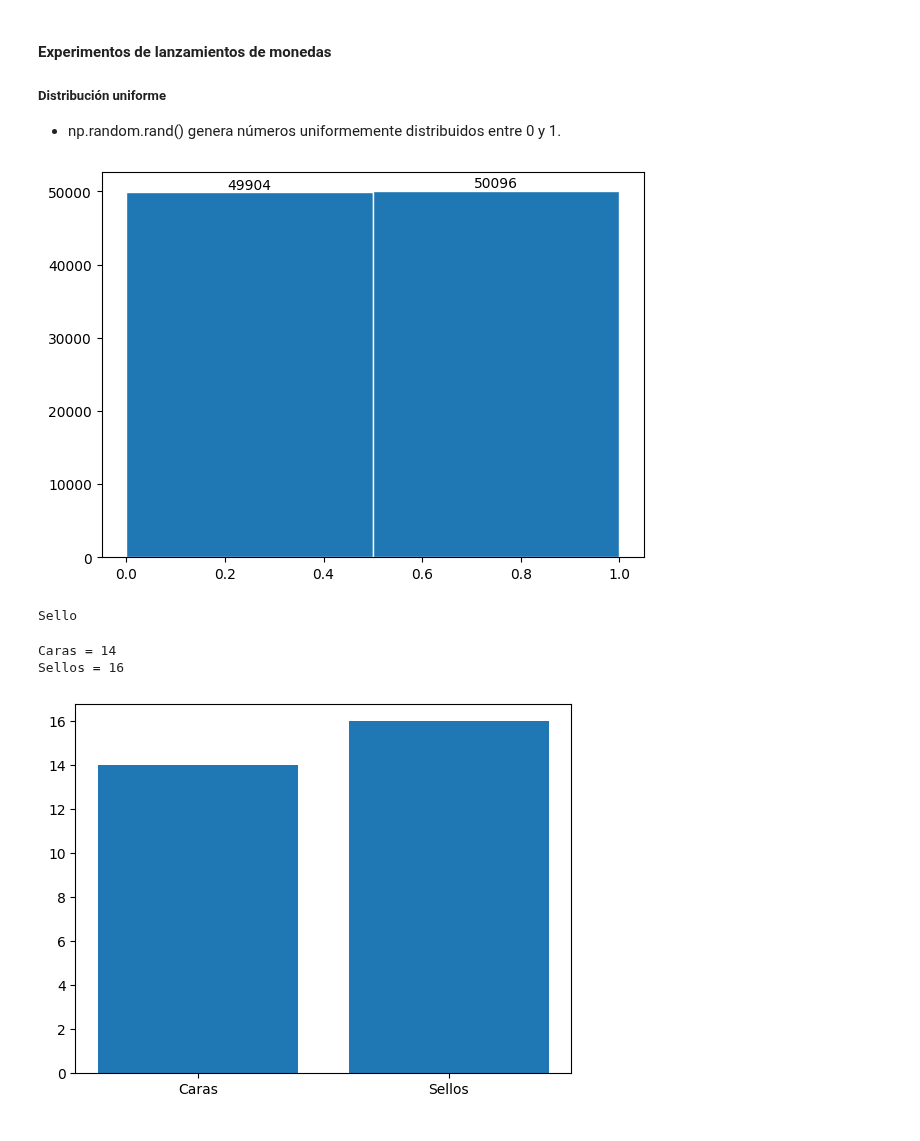
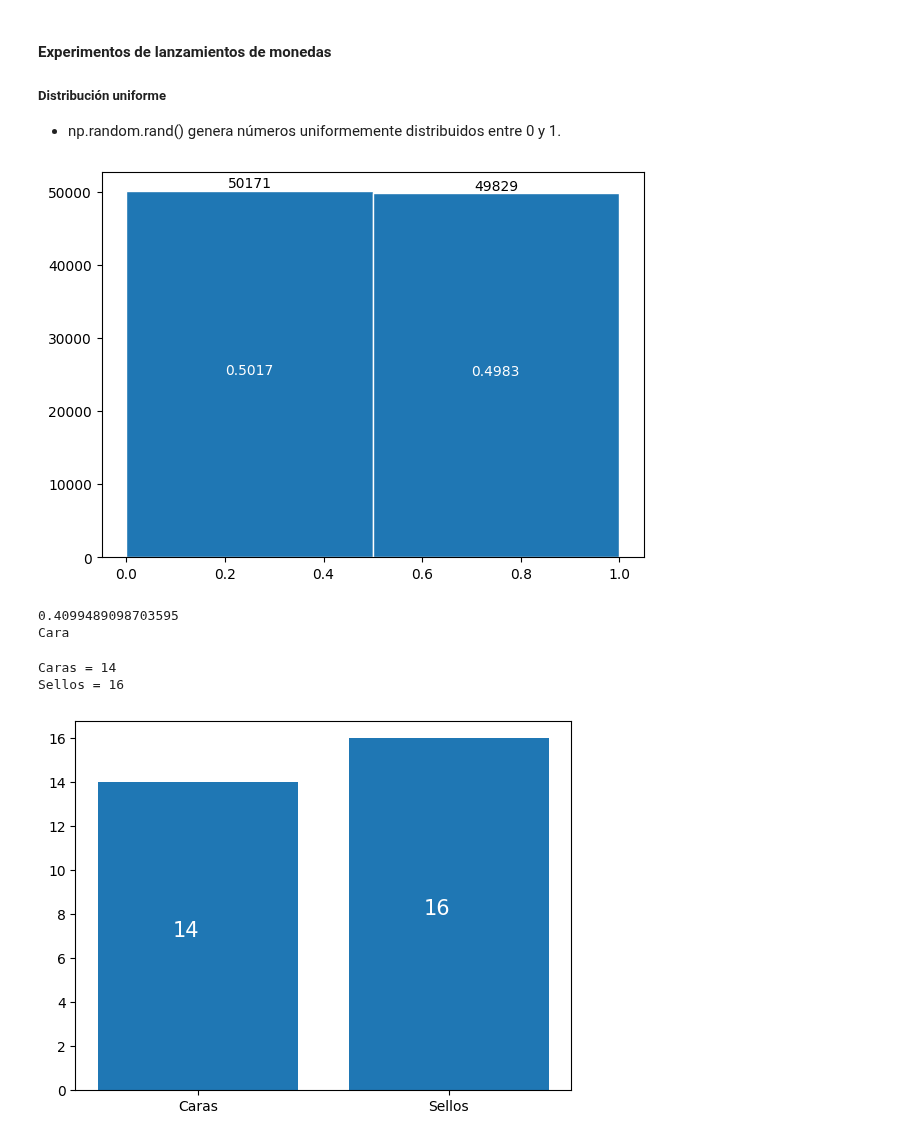
Before and after one commit to JhonZafra/Statistic_Concepts, a Jupyter notebook: SemanaIV/Simulaciones_P.ipynb, the cells around one changed output. Drawn from its saved outputs; the diff is of its cells as text; code cells hidden in the pictures.

```diff
--- a/SemanaIV/Simulaciones_P.ipynb
+++ b/SemanaIV/Simulaciones_P.ipynb
@@ -73,19 +72,23 @@ x = np.random.rand(N)
 # %%
+x = np.random.rand(N)
 plt.figure(figsize= (7,5) )
 cuentas, ejes, barras = plt.hist(x, bins= 2, edgecolor= 'white')
 plt.bar_label(barras)
+plt.text(0.2, cuentas[0]/2, round(cuentas[0] / N, 4), color= 'white')
+plt.text(0.7, cuentas[1]/2, round(cuentas[1] / N, 4), color= 'white')
 plt.show()
 # %% [output]
-[figure, old version]
+[figure, new version]
 # %%
 r = np.random.rand() # Genera números aleatorios entre 0 y 1.
-
+print(r)
 if r < 0.5:
     print('Cara')
 else:
     print('Sello')
 # %% [output]
-Sello
+0.4099489098703595
+Cara
 # %%
 cara = 0
 sello = 0
@@ -99,8 +102,10 @@ for n in range(30):
 
 print(f'Caras = {cara} \nSellos = {sello}')
 plt.bar(['Caras', 'Sellos'], [cara, sello])
+plt.text(0 - 0.1, cara/2, cara, color = 'white', size= 15)
+plt.text(1 - 0.1, sello/2, sello, color = 'white', size= 15)
 plt.show()
 # %% [output]
 Caras = 14
 Sellos = 16
-[figure, old version]
+[figure, new version]
```
Also changed, not shown: parts of 6 cells of this notebook.
